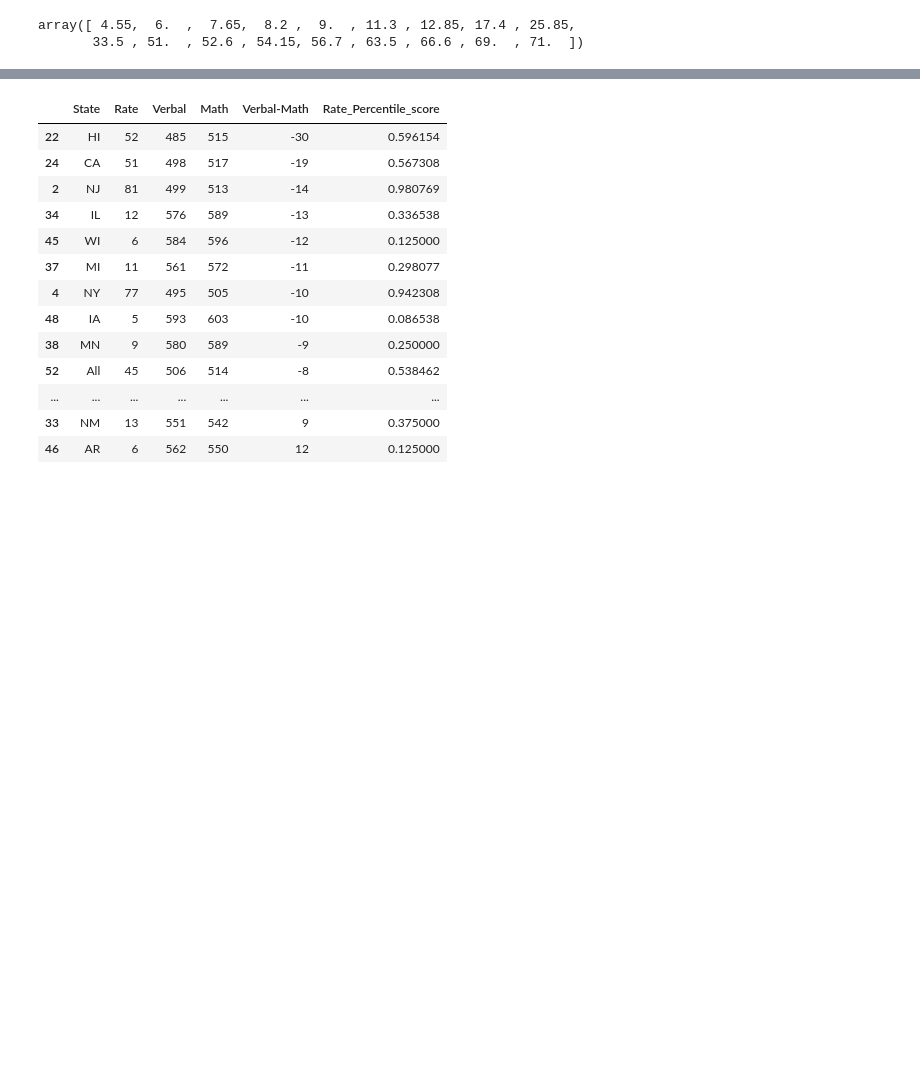
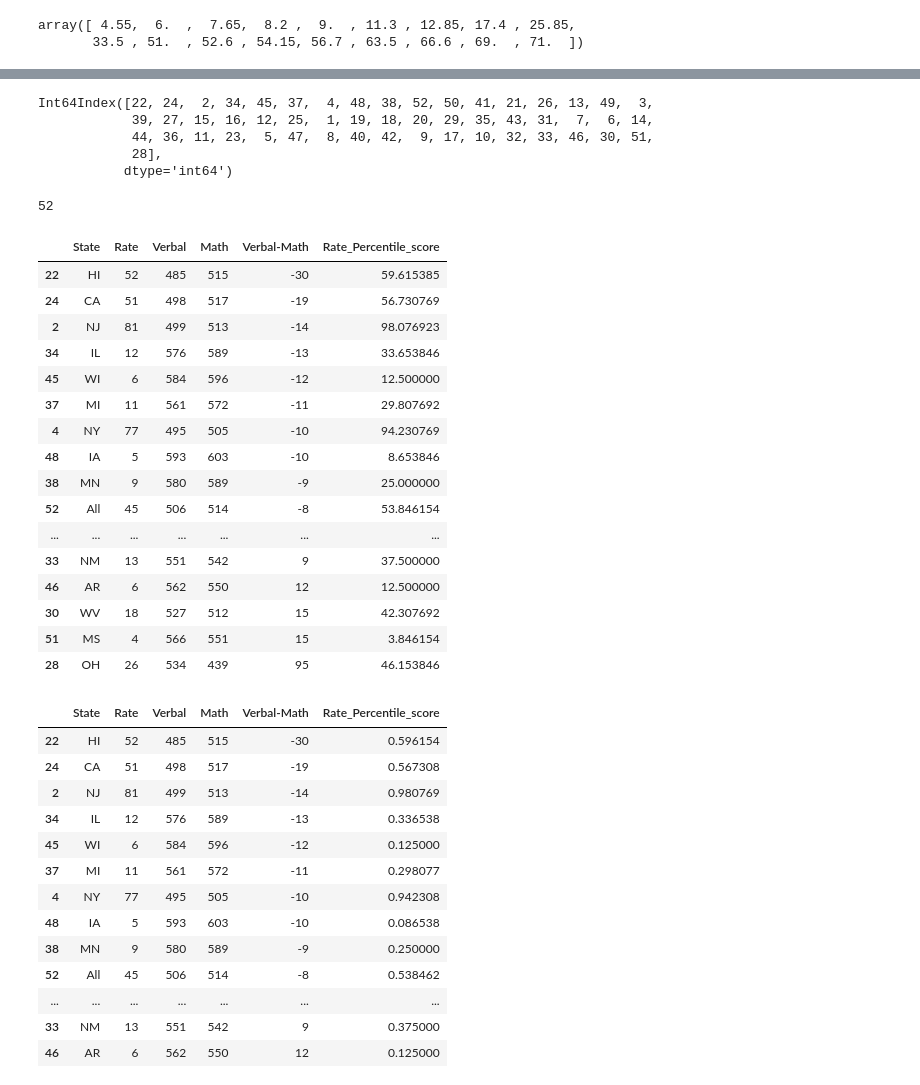
Before and after one commit to ThinNandarSoe/EDA, a Jupyter notebook: project-02-v2-starter-code.ipynb, the cells around one changed output, grey strips where cells are left out. Saved outputs shown, nothing was run; the diff lists cells and outputs as text; code cells hidden in the pictures; blank space fills up the shorter version.

Commit message:
Adding percentile score with percentileofscore

```diff
--- a/project-02-v2-starter-code.ipynb
+++ b/project-02-v2-starter-code.ipynb
@@ -1284,3 +1304,40 @@ stats.percentileofscore(scores_df['Rate'], 95)
+# %%
+scores_df.index
+# %% [output]
+Int64Index([22, 24,  2, 34, 45, 37,  4, 48, 38, 52, 50, 41, 21, 26, 13, 49,  3,
+            39, 27, 15, 16, 12, 25,  1, 19, 18, 20, 29, 35, 43, 31,  7,  6, 14,
+            44, 36, 11, 23,  5, 47,  8, 40, 42,  9, 17, 10, 32, 33, 46, 30, 51,
+            28],
+           dtype='int64')
+# %%
+scores_df.loc[22,'Rate']
+# %% [output]
+52
+# %%
+temp = []
+for x in scores_df.index:
+    temp.append(stats.percentileofscore(scores_df['Rate'],scores_df.loc[x,'Rate']))
+scores_with_percentile_score = scores_df
+scores_with_percentile_score["Rate_Percentile_score"] = temp
+scores_with_percentile_score
+# %% [output]
+|  | State | Rate | Verbal | Math | Verbal-Math | Rate_Percentile_score |
+| 22 | HI | 52 | 485 | 515 | -30 | 59.615385 |
+| 24 | CA | 51 | 498 | 517 | -19 | 56.730769 |
+| 2 | NJ | 81 | 499 | 513 | -14 | 98.076923 |
+| 34 | IL | 12 | 576 | 589 | -13 | 33.653846 |
+| 45 | WI | 6 | 584 | 596 | -12 | 12.500000 |
+| 37 | MI | 11 | 561 | 572 | -11 | 29.807692 |
+| 4 | NY | 77 | 495 | 505 | -10 | 94.230769 |
+| 48 | IA | 5 | 593 | 603 | -10 | 8.653846 |
+| 38 | MN | 9 | 580 | 589 | -9 | 25.000000 |
+| 52 | All | 45 | 506 | 514 | -8 | 53.846154 |
+| ... | ... | ... | ... | ... | ... | ... |
+| 33 | NM | 13 | 551 | 542 | 9 | 37.500000 |
+| 46 | AR | 6 | 562 | 550 | 12 | 12.500000 |
+| 30 | WV | 18 | 527 | 512 | 15 | 42.307692 |
+| 51 | MS | 4 | 566 | 551 | 15 | 3.846154 |
+| 28 | OH | 26 | 534 | 439 | 95 | 46.153846 |
 # %%
 scores_df['Rate_Percentile_score'] = scores_df['Rate'].rank(pct = True)
 scores_df
```
Also changed, not shown: parts of 2 cells of this notebook.
